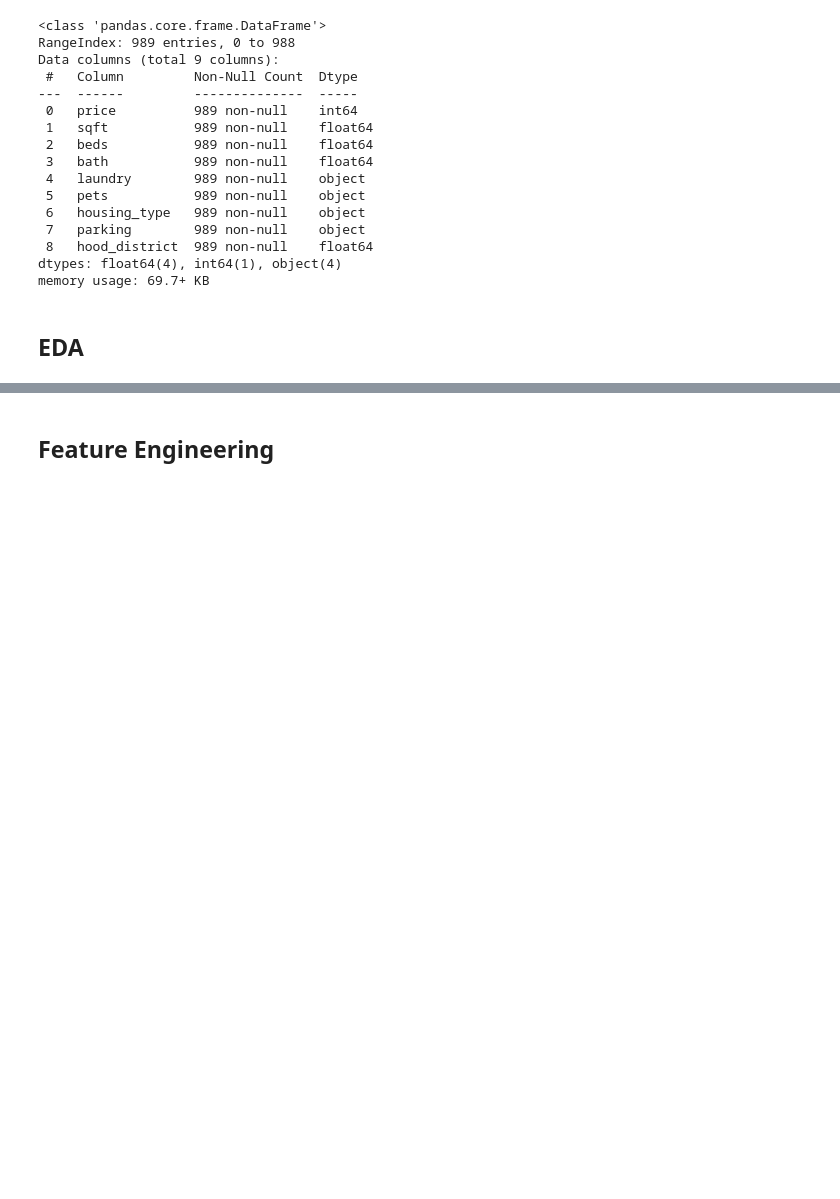
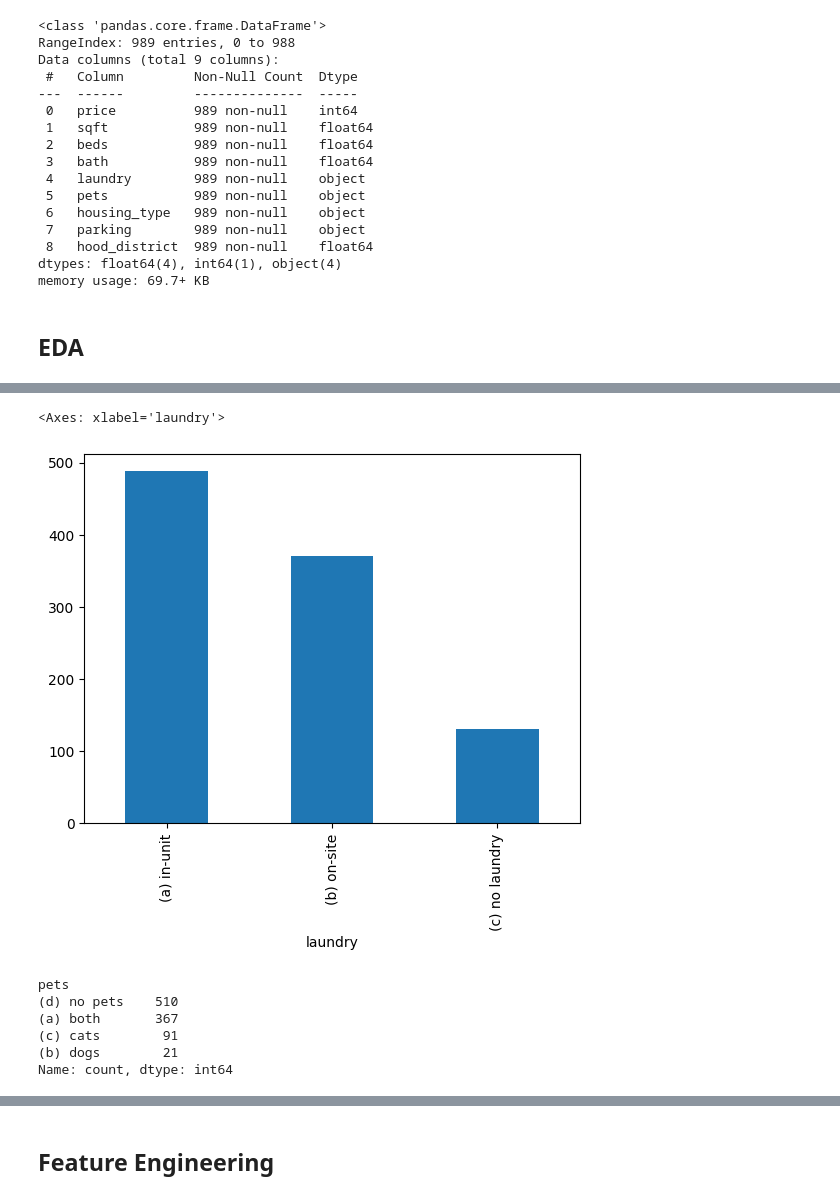
Before and after one commit to Proftg/SAN-FRANCISCO-RENT-PRICES, a Jupyter notebook: regression_modelling_project.ipynb, the cells around one changed output, grey strips where cells are left out. Drawn from its saved outputs; the diff is of its cells as text; code cells hidden in the pictures; blank space fills up the shorter version.

```diff
--- a/regression_modelling_project.ipynb
+++ b/regression_modelling_project.ipynb
@@ -73,0 +107,14 @@ memory usage: 69.7+ KB
+# %%
+rentals_df["laundry"].value_counts().plot.bar()
+# %% [output]
+<Axes: xlabel='laundry'>
+[figure, added]
+# %%
+rentals_df["pets"].value_counts()
+# %% [output]
+pets
+(d) no pets    510
+(a) both       367
+(c) cats        91
+(b) dogs        21
+Name: count, dtype: int64
```
Also changed, not shown: parts of 30 cells of this notebook.
